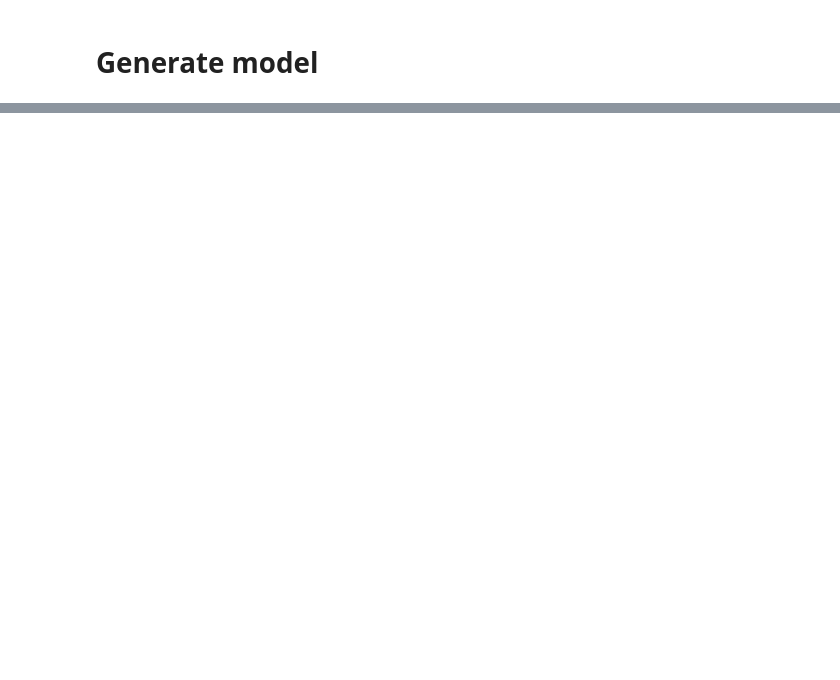
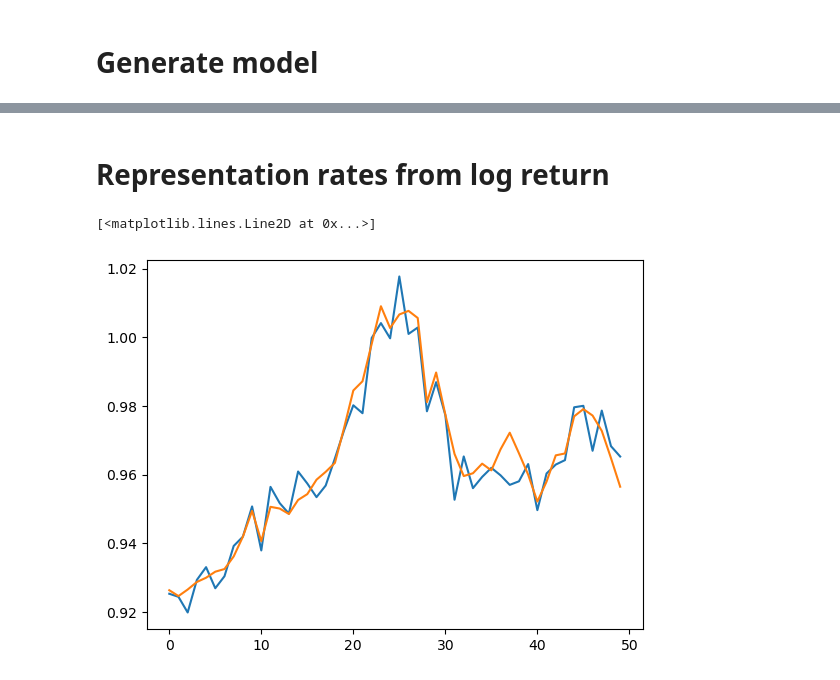
Before and after one commit to CS-433/ml-project-2-marmlla_2, a Jupyter notebook: main_dense_baseline.ipynb, the cells around one changed output, grey strips where cells are left out. Saved outputs shown, nothing was run; the diff lists cells and outputs as text; code cells hidden in the pictures; blank space fills up the shorter version.

```diff
--- a/main_dense_baseline.ipynb
+++ b/main_dense_baseline.ipynb
@@ -85,6 +123,14 @@ plt.show()
 # Dataset
 # %%
 train_x, val_x, test_x, train_y, val_y, test_y, norm = pp.generate_dataset(data, lookback_=10, norm_=False, fraction_val_=0.2, fraction_test_=FRACTION_TEST)
+
+if log_return:
+    data = [Close, US_IR, SARON_close, US_infl, CH_infl]
+    train_x_rate, val_x_rate, test_x_rate, train_y_rate, val_y_rate, test_y_rate, norm = pp.generate_dataset(data, lookback_=4, norm_=False, fraction_val_=0.2, fraction_test_=FRACTION_TEST)
+
+    train_y_rate = train_y_rate[:,0]
+    val_y_rate = val_y_rate[:,0]
+    test_y_rate = test_y_rate[:,0]
 # %% [output]
 Shape:
 X train     (1150, 10, 5), y train     (1150, 5)
@@ -291,0 +347,2 @@ plt.legend()
+# %% [markdown]
+# Representation rates from log return
@@ -291,0 +355,7 @@ plt.legend()
+# %%
+plt.figure()
+plt.plot(reg_rate[0:50])
+plt.plot(train_y_rate[0:50])
+# %% [output]
+[<matplotlib.lines.Line2D at 0x...>]
+[figure, added]
```
Also changed, not shown: parts of 16 cells of this notebook.
